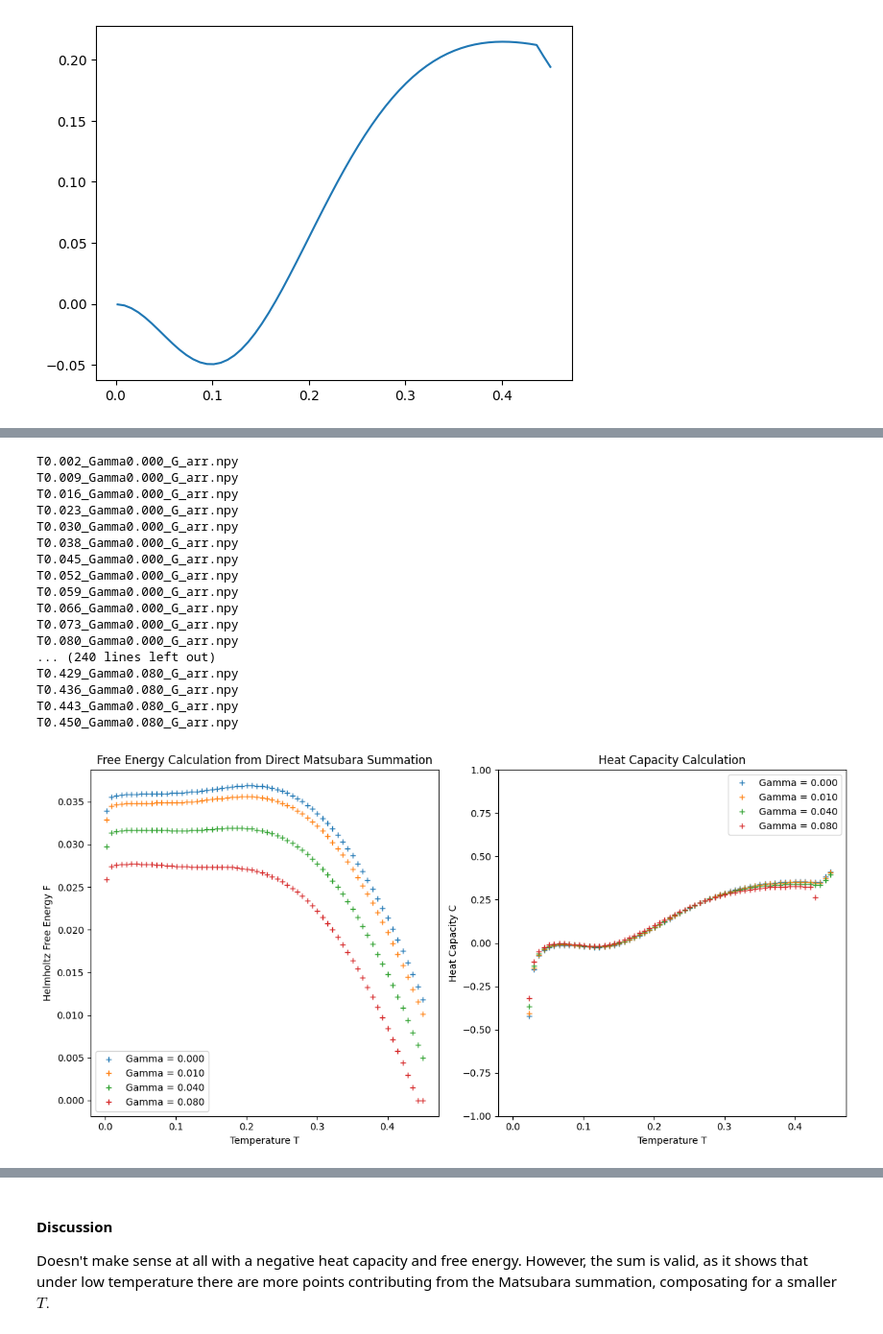
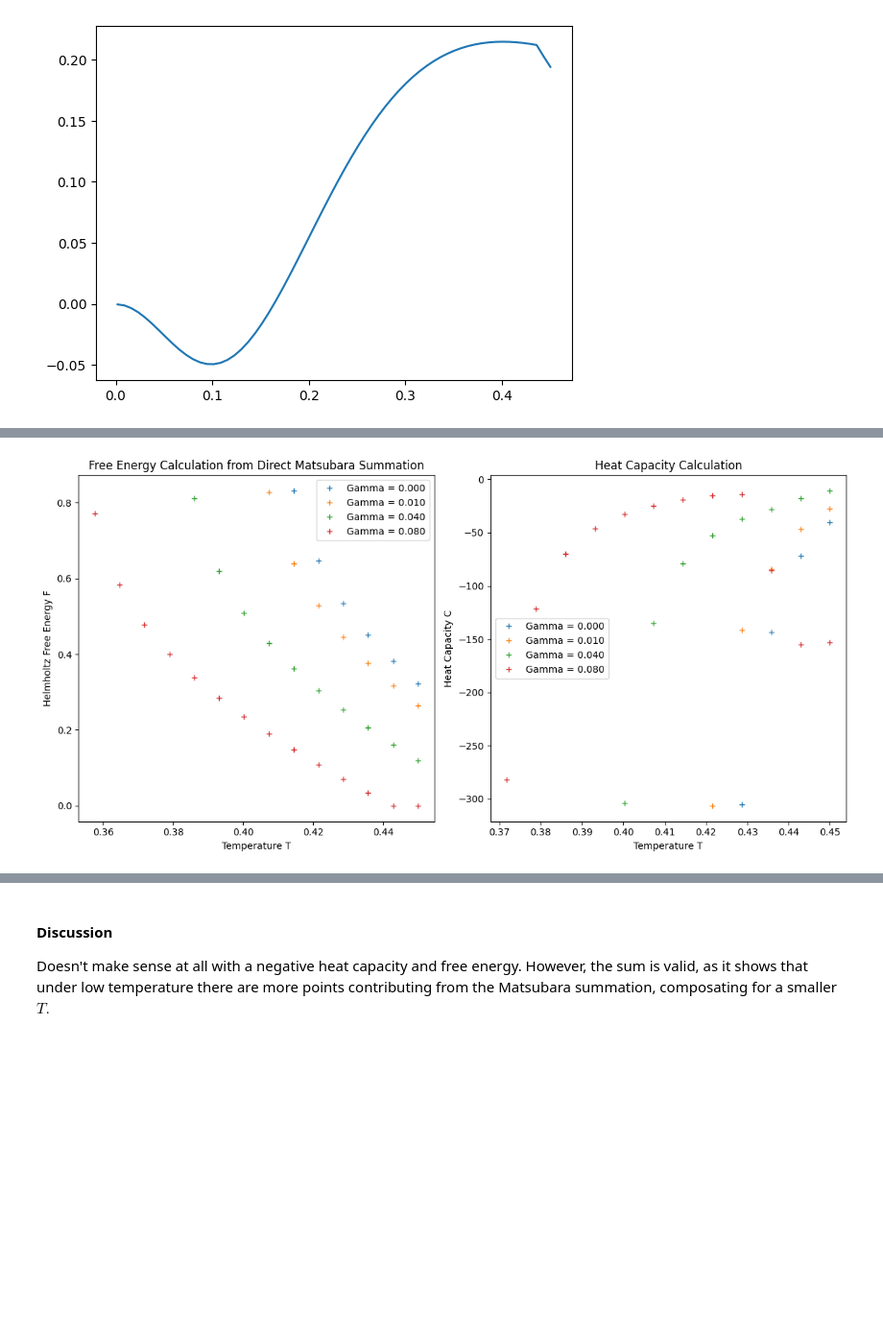
Before and after one commit to yulu-duck/two-band-superconductor, a Jupyter notebook: test.ipynb, the cells around one changed output, grey strips where cells are left out. Shown at 96% size. Cells and saved outputs as stored; diff of their text form; code cells hidden in the pictures; blank space fills up the shorter version.

```diff
--- a/test.ipynb
+++ b/test.ipynb
@@ -221,6 +221,7 @@ $$
 \mathcal{G}_\omega = ( \mathcal{G}_h^0 (\mathbf{k}, i \omega_n) \qquad \mathcal{G}_h^1 (\mathbf{k}, i \omega_n) \\  \mathcal{G}_{e}^{1 \dagger} (\mathbf{k}, i \omega_n) \qquad \mathcal{G}_e^0 (\mathbf{k}, i \omega_n) )
 $$
 # %%
+""" Incorrect calculation of determinant of the Green's function.
 def detG_arr(G_arr, useAnomalous = True):
     # returns the determinant as if G_arr is a 2*2, not the Nambu 4*4 array
     detG = G_arr[:,0,0] * G_arr[:,1,0] - G_arr[:,0,1] * G_arr[:,1,1]
@@ -235,8 +236,20 @@ def free_energy(G_arr, T, useAnomalous = True):
 
     F = - T * np.sum(np.log(detG))
     return F
+"""
 
+def detG_arr(G_arr): # renormalised such that the sum to infinite would converge
+    detG_h = (G_arr[:,0,0]**2 - G_arr[:,0,1]**2)/nh**2 # determinant of averaged Green's function for the hole band
+    detG_e = (G_arr[:,1,0]**2 - G_arr[:,0,1]**2)/ne**2
+    return (detG_h**nh) * (detG_e**ne) # simple multiplication as the overall Green's function is block diagonal
+def free_energy(G_arr, Delta_h, Delta_e, T):
+    detG = detG_arr(G_arr)
+    intraband_F = -T * np.sum(np.log(detG))
+    detV = Vee * Vhh - Vhe**2
+    F_OP = 1/detV * (Vhh * np.abs(Delta_e)**2 + Vee * np.abs(Delta_h)**2 - 2 * Vhe * np.real(np.conjugate(Delta_e) * Delta_h))
+    return intraband_F - F_OP
 def free_energy_wrapper(T,Gamma,subfolder_name = ''):
+    # needs updating! free_energy takes in different arguments
     # self-consistently solve for Nambu-Gor'kov Green's function at a given temperature and impurity level, then calculate the free energy and save the data
     T_eval = T
     # solve the gap equation
@@ -294,12 +307,13 @@ def numerical_derivative(y,x):
     dy_dx[-1] = (y[-1] - y[-2]) / (x[-1] - x[-2])
 
     return dy_dx
-
 def heat_capacity_F(F_arr, T_arr):
     # calculate the heat capacity given free energy array and temperature array
-    U = - T_arr**2* numerical_derivative(F_arr / T_arr, T_arr)
-    C = numerical_derivative(U, T_arr)
+    C = - T_arr *  numerical_derivative(numerical_derivative(F_arr , T_arr), T_arr)
     return C
+def entropy_F(F_arr, T_arr):
+    S = - numerical_derivative(F_arr, T_arr)
+    return S
 
 def load_results(T, Gamma, directory, mustContain=''):
     """
@@ -527,62 +557,26 @@ plt.show()
 # %%
-# Define the directory where your .npy files are stored
-directory = 'data'
-
-# calculate free energy at different temperature and impurity level
-Gamma_arr = np.array([0,0.01,0.04,0.08])
-T_arr = np.linspace(Tmin, 0.45, 64)
-F_arr = np.zeros((np.size(Gamma_arr),np.size(T_arr)))
-C_arr = np.zeros((np.size(Gamma_arr),np.size(T_arr)))
-for i in range(np.size(Gamma_arr)):
-    for j in range(np.size(T_arr)):
-        Gamma = Gamma_arr[i]
-        T_eval = T_arr[j]
-        G_arr, Tildes_total = load_results(T_eval, Gamma, directory)
-        F_arr[i,j] = free_energy(G_arr, T_eval)
-for i in range(np.size(Gamma_arr)):
-    Gamma = Gamma_arr[i]
-    C_arr[i,:] = heat_capacity_F(F_arr[i,:], T_arr)
-
 fig, axes = plt.subplots(1, 2, figsize=(12, 6))
-
 # Plot F_arr against T on the first subplot
 for i in range(np.size(Gamma_arr)):
     axes[0].plot(T_arr, F_arr[i, :], '+', label=f'Gamma = {Gamma_arr[i]:.3f}')
 axes[0].set_xlabel('Temperature T')
 axes[0].set_ylabel('Helmholtz Free Energy F')
 axes[0].legend(loc='best')
 axes[0].set_title('Free Energy Calculation from Direct Matsubara Summation')
 
 # Plot C_arr (heat capacity) against T on the second subplot
 for i in range(np.size(Gamma_arr)):
     axes[1].plot(T_arr, C_arr[i, :], '+', label=f'Gamma = {Gamma_arr[i]:.3f}')
 axes[1].set_xlabel('Temperature T')
 axes[1].set_ylabel('Heat Capacity C')
 axes[1].legend(loc='best')
 axes[1].set_title('Heat Capacity Calculation')
-axes[1].set_ylim(-1,1)
+# axes[1].set_ylim(-1,1)
 # Adjust layout and show the plot
 plt.tight_layout()
 plt.show()
 # %% [output]
-T0.002_Gamma0.000_G_arr.npy
-T0.009_Gamma0.000_G_arr.npy
-T0.016_Gamma0.000_G_arr.npy
-T0.023_Gamma0.000_G_arr.npy
-T0.030_Gamma0.000_G_arr.npy
-T0.038_Gamma0.000_G_arr.npy
-T0.045_Gamma0.000_G_arr.npy
-T0.052_Gamma0.000_G_arr.npy
-T0.059_Gamma0.000_G_arr.npy
-T0.066_Gamma0.000_G_arr.npy
-T0.073_Gamma0.000_G_arr.npy
-T0.080_Gamma0.000_G_arr.npy
-... (240 lines left out)
-T0.429_Gamma0.080_G_arr.npy
-T0.436_Gamma0.080_G_arr.npy
-T0.443_Gamma0.080_G_arr.npy
-T0.450_Gamma0.080_G_arr.npy
-[figure, old version]
+[figure, new version]
 # %%
 
 directory = 'data'
```
Also changed, not shown: parts of 4 cells of this notebook.
